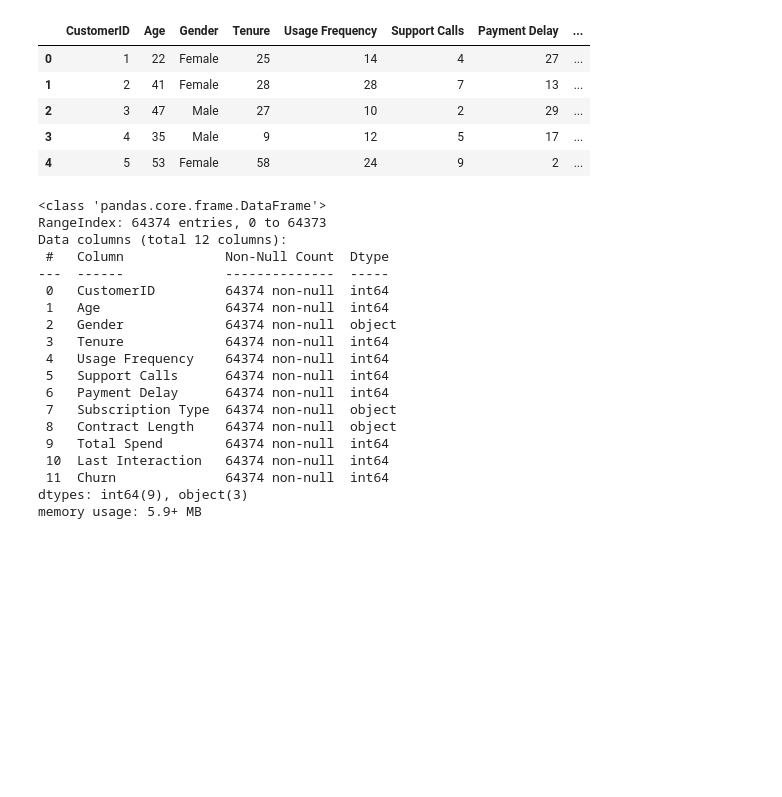
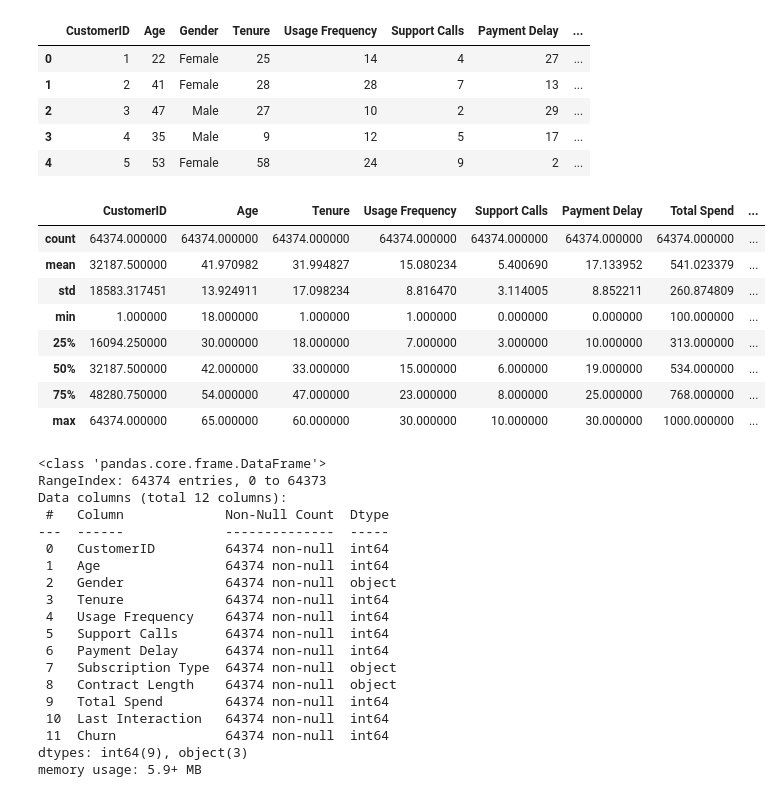
Before and after one commit to easyflygit/churn_prediction_project, a Jupyter notebook: notebooks/01_eda.ipynb, the cells around one changed output. Cells and saved outputs as stored; diff of their text form; code cells hidden in the pictures; blank space fills up the shorter version.

```diff
--- a/notebooks/01_eda.ipynb
+++ b/notebooks/01_eda.ipynb
@@ -17,6 +17,18 @@ df.head()
 | 2 | 3 | 47 | Male | 27 | 10 | 2 | 29 | ... |
 | 3 | 4 | 35 | Male | 9 | 12 | 5 | 17 | ... |
 | 4 | 5 | 53 | Female | 58 | 24 | 9 | 2 | ... |
+# %%
+df.describe()
+# %% [output]
+|  | CustomerID | Age | Tenure | Usage Frequency | Support Calls | Payment Delay | Total Spend | ... |
+| count | 64374.000000 | 64374.000000 | 64374.000000 | 64374.000000 | 64374.000000 | 64374.000000 | 64374.000000 | ... |
+| mean | 32187.500000 | 41.970982 | 31.994827 | 15.080234 | 5.400690 | 17.133952 | 541.023379 | ... |
+| std | 18583.317451 | 13.924911 | 17.098234 | 8.816470 | 3.114005 | 8.852211 | 260.874809 | ... |
+| min | 1.000000 | 18.000000 | 1.000000 | 1.000000 | 0.000000 | 0.000000 | 100.000000 | ... |
+| 25% | 16094.250000 | 30.000000 | 18.000000 | 7.000000 | 3.000000 | 10.000000 | 313.000000 | ... |
+| 50% | 32187.500000 | 42.000000 | 33.000000 | 15.000000 | 6.000000 | 19.000000 | 534.000000 | ... |
+| 75% | 48280.750000 | 54.000000 | 47.000000 | 23.000000 | 8.000000 | 25.000000 | 768.000000 | ... |
+| max | 64374.000000 | 65.000000 | 60.000000 | 30.000000 | 10.000000 | 30.000000 | 1000.000000 | ... |
 # %%
 df.info()
 # %% [output]
```
Also changed, not shown: parts of 1 cell of this notebook, 6 other files.
